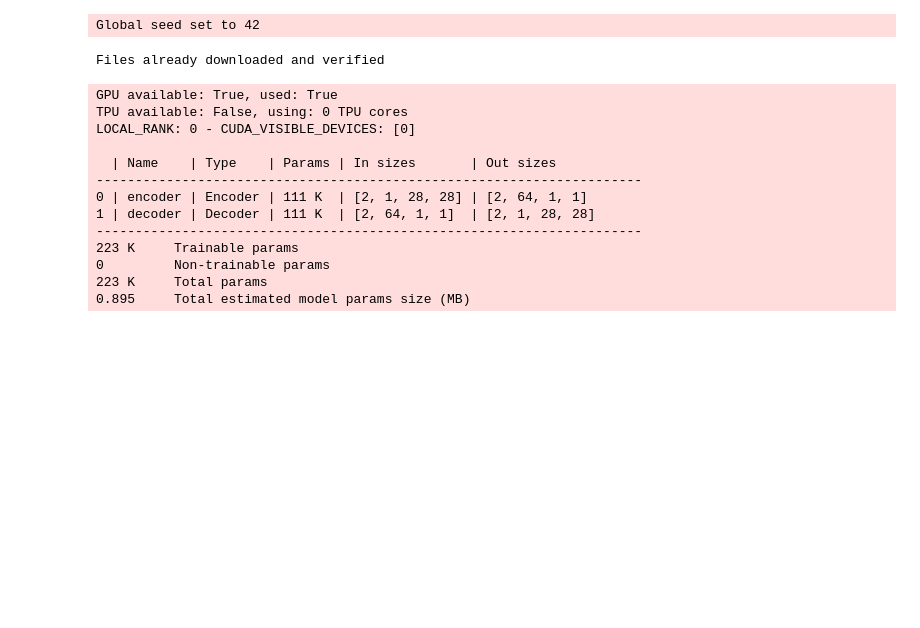
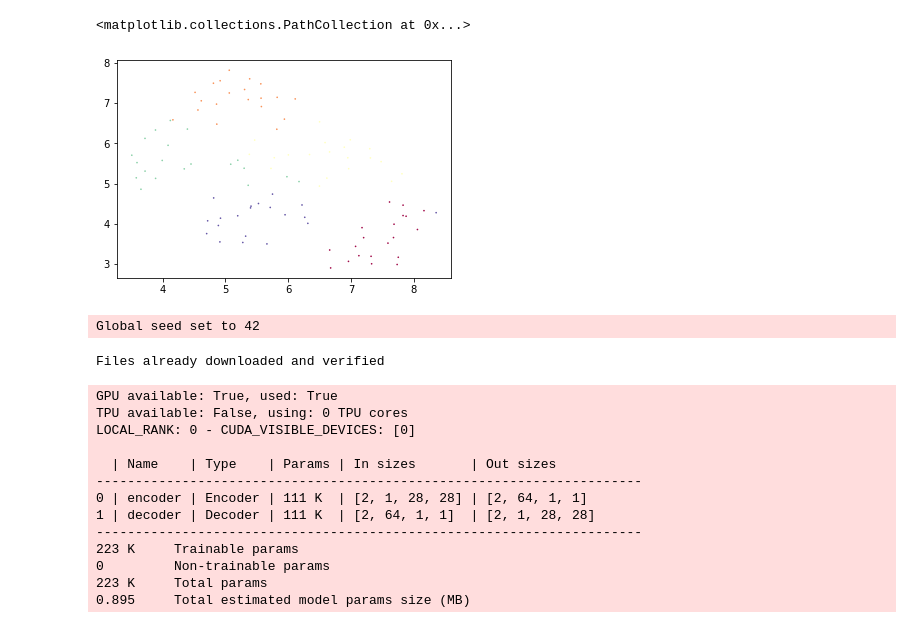
Before and after one commit to ojss/c3lr, a Jupyter notebook: scratch.ipynb, the cells around one changed output. Drawn from its saved outputs; the diff is of its cells as text; code cells hidden in the pictures; blank space fills up the shorter version.

```diff
--- a/scratch.ipynb
+++ b/scratch.ipynb
@@ -100,0 +165,2 @@ class AE(nn.Module):
+# %%
+z, _ = model(imgs)
@@ -101,3 +169,10 @@ class AE(nn.Module):
+# %%
+xs = umap.UMAP(random_state=42).fit_transform(z.detach().cpu().tolist())
+# %%
+plt.scatter(xs[:, 0], xs[:, 1], s=0.4, c=labs, cmap='Spectral')
+# %% [output]
+<matplotlib.collections.PathCollection at 0x...>
+[figure, added]
 # %%
 class Encoder(nn.Module):
 
```
Also changed, not shown: parts of 15 cells of this notebook, 7 other files.
